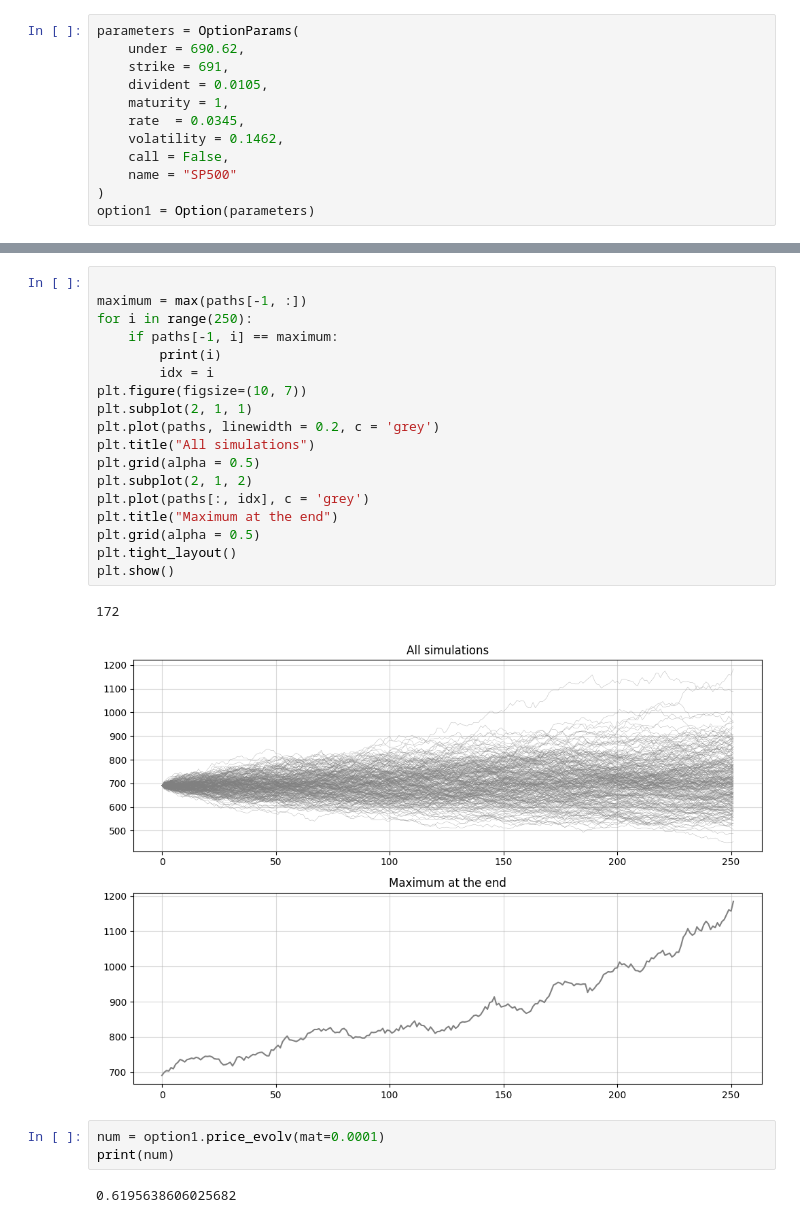
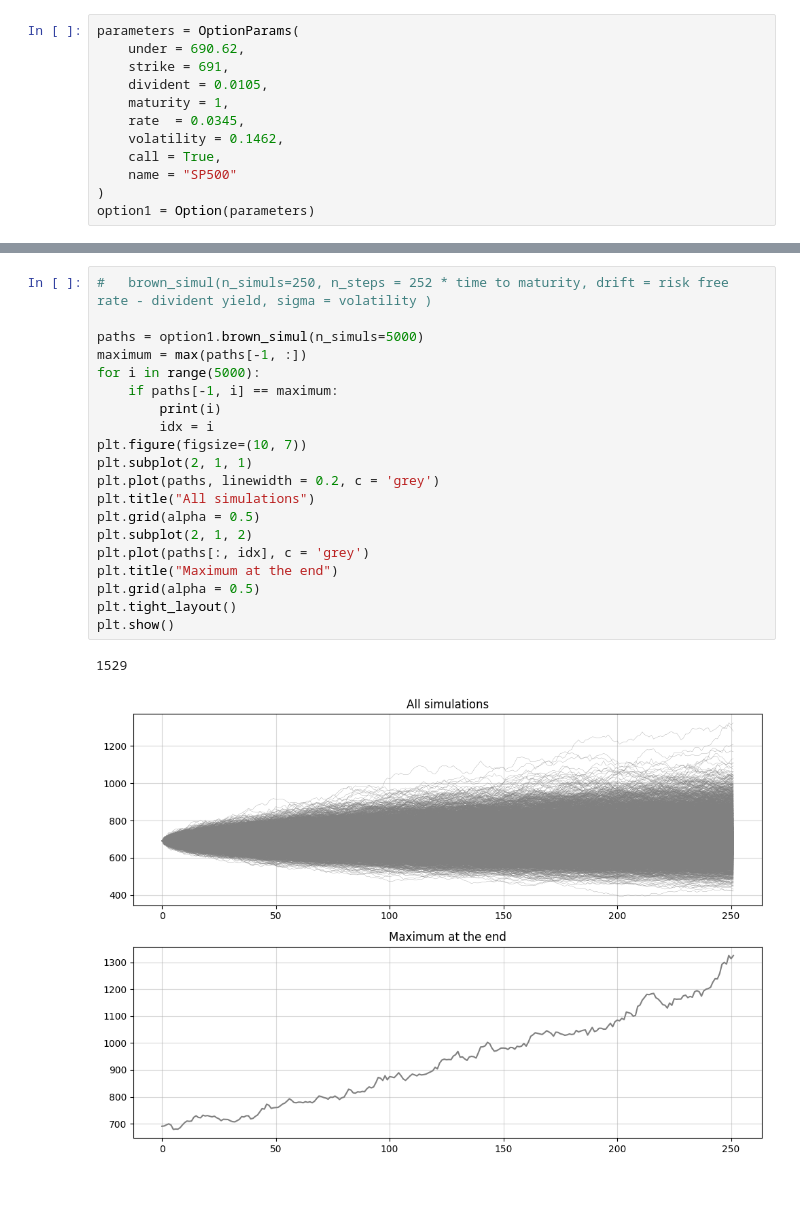
Before and after one commit to GitteryGitter/bs_options, a Jupyter notebook: options.ipynb, the cells around one changed output, grey strips where cells are left out. Saved outputs shown, nothing was run; the diff lists cells and outputs as text; blank space fills up the shorter version.

```diff
--- a/options.ipynb
+++ b/options.ipynb
@@ -39,7 +44,7 @@ parameters = OptionParams(
     maturity = 1,
     rate  = 0.0345,
     volatility = 0.1462,
-    call = False,
+    call = True,
     name = "SP500"
 )
 option1 = Option(parameters)
@@ -72,26 +70,23 @@ print(paths.shape)
 # %%
+#   brown_simul(n_simuls=250, n_steps = 252 * time to maturity, drift = risk free rate - divident yield, sigma = volatility )
 
+paths = option1.brown_simul(n_simuls=5000)
 maximum = max(paths[-1, :])
-for i in range(250):
+for i in range(5000):
     if paths[-1, i] == maximum:
         print(i)
         idx = i
 plt.figure(figsize=(10, 7))
 plt.subplot(2, 1, 1)
 plt.plot(paths, linewidth = 0.2, c = 'grey')
 plt.title("All simulations")
 plt.grid(alpha = 0.5)
 plt.subplot(2, 1, 2)
 plt.plot(paths[:, idx], c = 'grey')
 plt.title("Maximum at the end")
 plt.grid(alpha = 0.5)
 plt.tight_layout()
 plt.show()
 # %% [output]
-172
+1529
-[figure, old version]
+[figure, new version]
-# %%
-num = option1.price_evolv(mat=0.0001)
-print(num)
-# %% [output]
-0.6195638606025682
```
Also changed, not shown: parts of 27 cells of this notebook, 1 other file.
